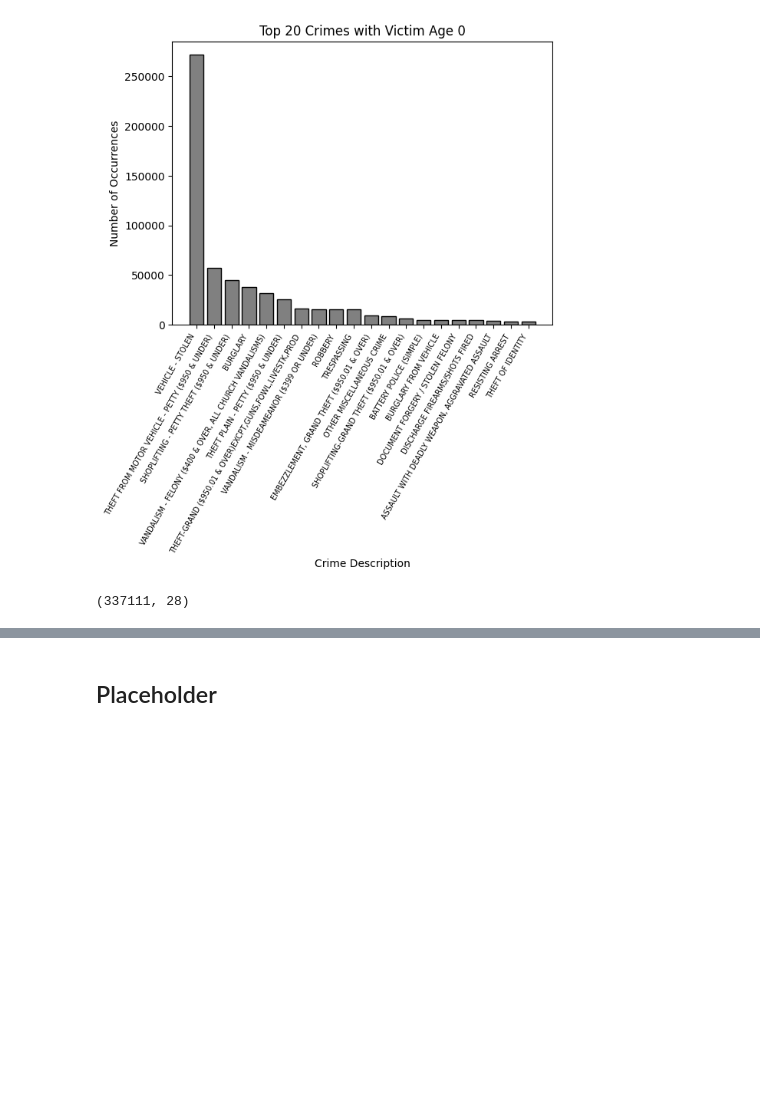
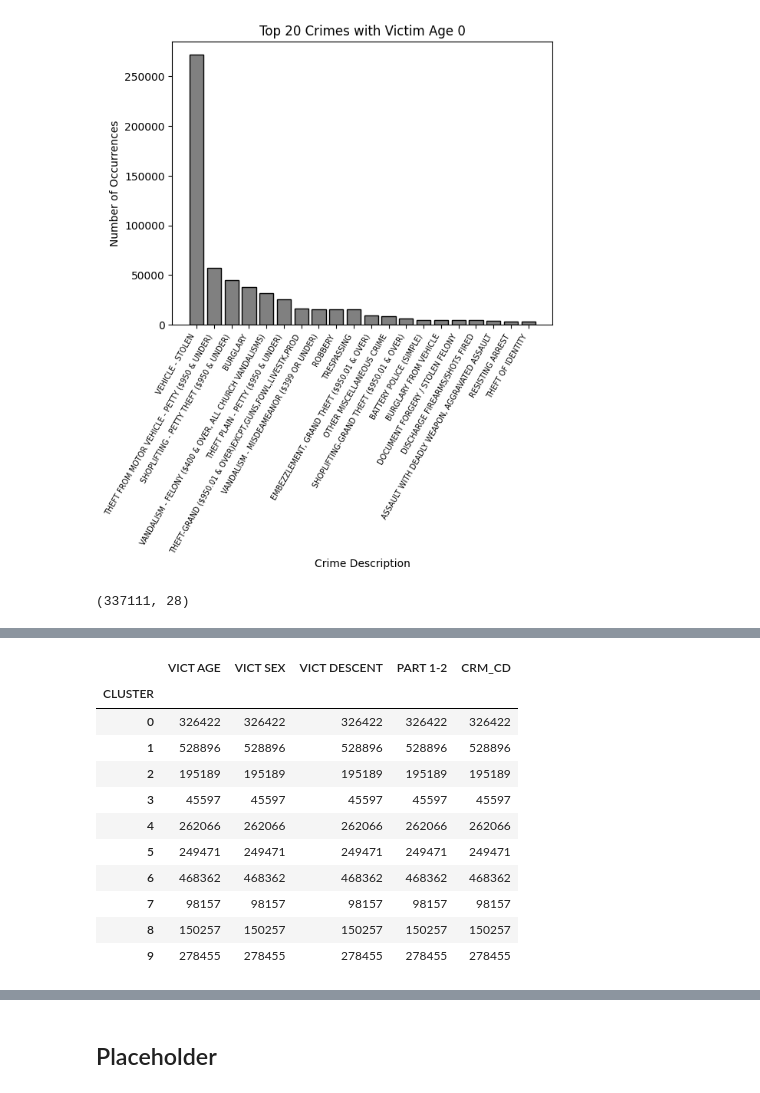
Before and after one commit to trentbrivers/LA_Crime_Data_Mining, a Jupyter notebook: projwork.ipynb, the cells around one changed output, grey strips where cells are left out. Cells and saved outputs as stored; diff of their text form; code cells hidden in the pictures; blank space fills up the shorter version.

```diff
--- a/projwork.ipynb
+++ b/projwork.ipynb
@@ -360,0 +513,8 @@ test_df[test_df['DATE RPTD'].dt.month == 12]
+# %%
+km_eval_df = pd.DataFrame()
+for i in ['CRM CD 1', 'CRM CD 2', 'CRM CD 3', 'CRM CD 4']:
+    temp_df = demo_df[demo_df[i].notna()][['VICT AGE', 'VICT SEX', 'VICT DESCENT','PART 1-2' ,i]].rename(columns={i: 'CRM_CD'})
+    km_eval_df = pd.concat([km_eval_df, temp_df])
+# %%
+km_labels = grid.best_estimator_.predict(demo_df_crm)
+km_eval_df['CLUSTER'] = km_labels
@@ -360,0 +530,15 @@ test_df[test_df['DATE RPTD'].dt.month == 12]
+# %%
+km_eval_df.groupby("CLUSTER").agg("count")
+# %% [output]
+|  | VICT AGE | VICT SEX | VICT DESCENT | PART 1-2 | CRM_CD |
+| CLUSTER |  |  |  |  |  |
+| 0 | 326422 | 326422 | 326422 | 326422 | 326422 |
+| 1 | 528896 | 528896 | 528896 | 528896 | 528896 |
+| 2 | 195189 | 195189 | 195189 | 195189 | 195189 |
+| 3 | 45597 | 45597 | 45597 | 45597 | 45597 |
+| 4 | 262066 | 262066 | 262066 | 262066 | 262066 |
+| 5 | 249471 | 249471 | 249471 | 249471 | 249471 |
+| 6 | 468362 | 468362 | 468362 | 468362 | 468362 |
+| 7 | 98157 | 98157 | 98157 | 98157 | 98157 |
+| 8 | 150257 | 150257 | 150257 | 150257 | 150257 |
+| 9 | 278455 | 278455 | 278455 | 278455 | 278455 |
```
Also changed, not shown: parts of 42 cells of this notebook.
